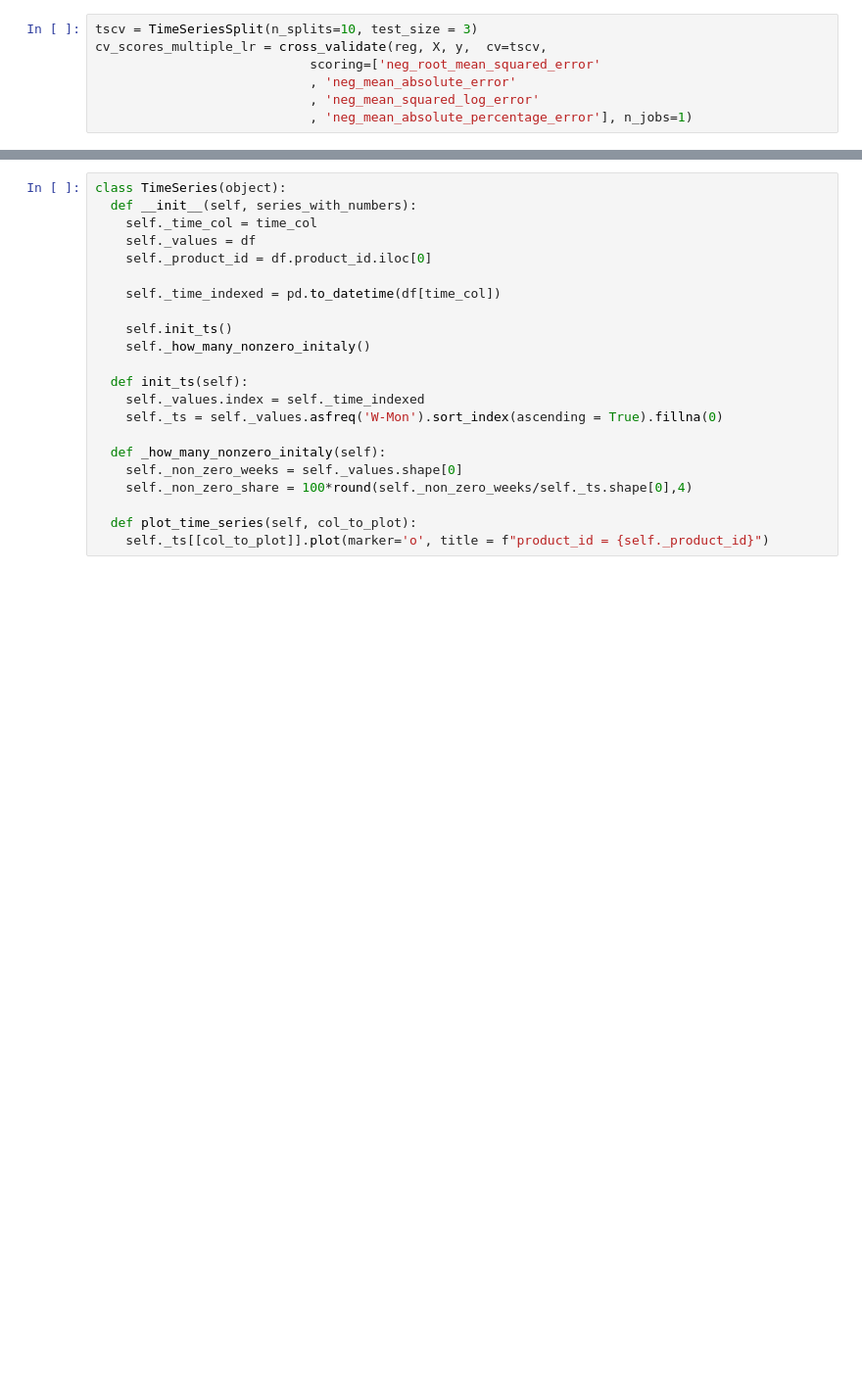
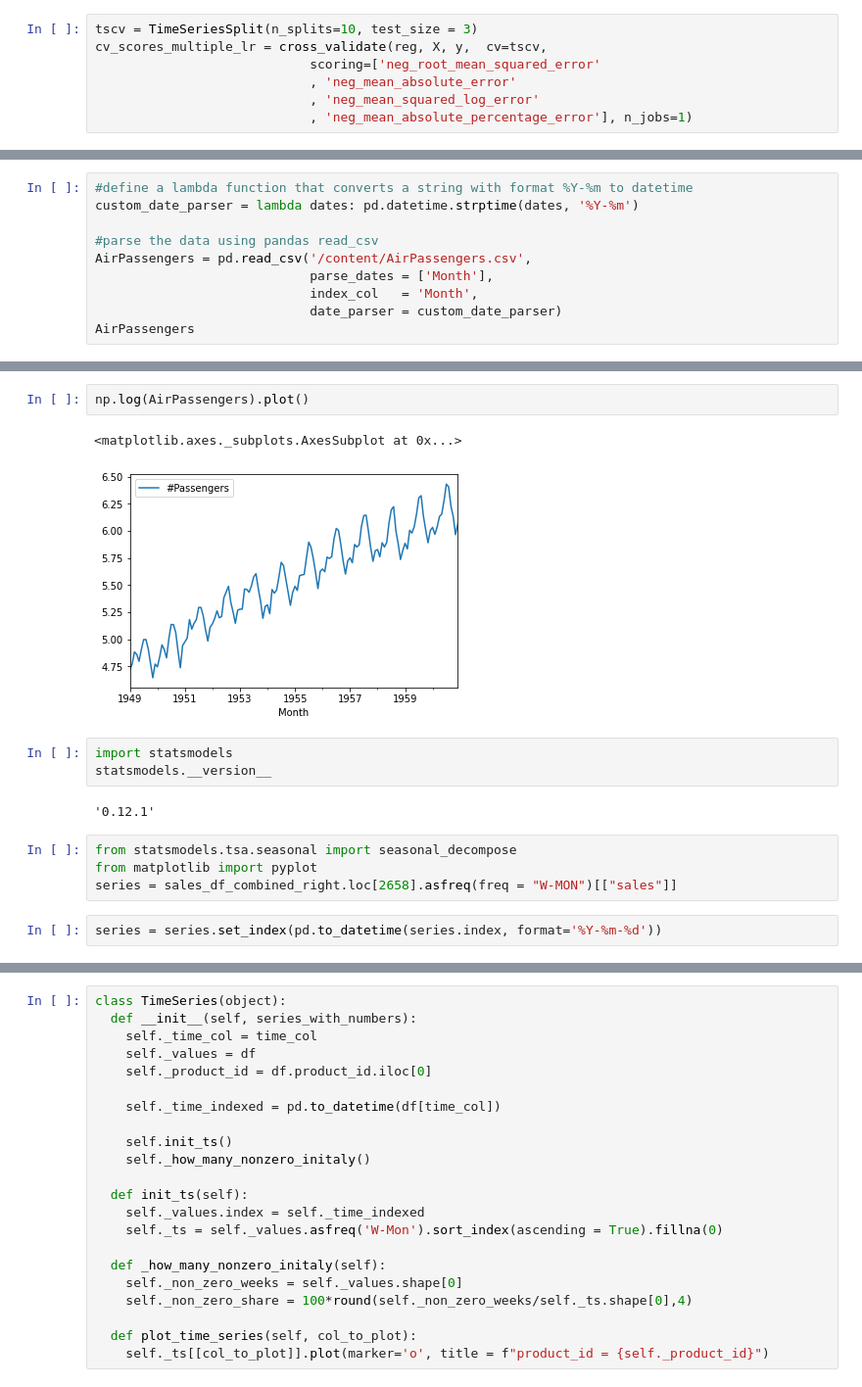
Before and after one commit to katarzynasornat/time_series_prediction, a Jupyter notebook: Master_exploration.ipynb, the cells around one changed output, grey strips where cells are left out. Shown at 98% size. Cells and saved outputs as stored; diff of their text form; blank space fills up the shorter version.

```diff
--- a/Master_exploration.ipynb
+++ b/Master_exploration.ipynb
@@ -286,0 +241,10 @@ np.mean(np.array([-0.58961653, -0.42775869, -0.26059295, -0.90682313, -1.3952498
+# %%
+#define a lambda function that converts a string with format %Y-%m to datetime
+custom_date_parser = lambda dates: pd.datetime.strptime(dates, '%Y-%m')
+
+#parse the data using pandas read_csv
+AirPassengers = pd.read_csv('/content/AirPassengers.csv',
+                            parse_dates = ['Month'],
+                            index_col   = 'Month',
+                            date_parser = custom_date_parser)
+AirPassengers
@@ -286,0 +266,16 @@ np.mean(np.array([-0.58961653, -0.42775869, -0.26059295, -0.90682313, -1.3952498
+# %%
+np.log(AirPassengers).plot()
+# %% [output]
+<matplotlib.axes._subplots.AxesSubplot at 0x...>
+[figure, added]
+# %%
+import statsmodels
+statsmodels.__version__
+# %% [output]
+'0.12.1'
+# %%
+from statsmodels.tsa.seasonal import seasonal_decompose
+from matplotlib import pyplot
+series = sales_df_combined_right.loc[2658].asfreq(freq = "W-MON")[["sales"]]
+# %%
+series = series.set_index(pd.to_datetime(series.index, format='%Y-%m-%d'))
```
Also changed, not shown: parts of 39 cells of this notebook, 1 other file.
